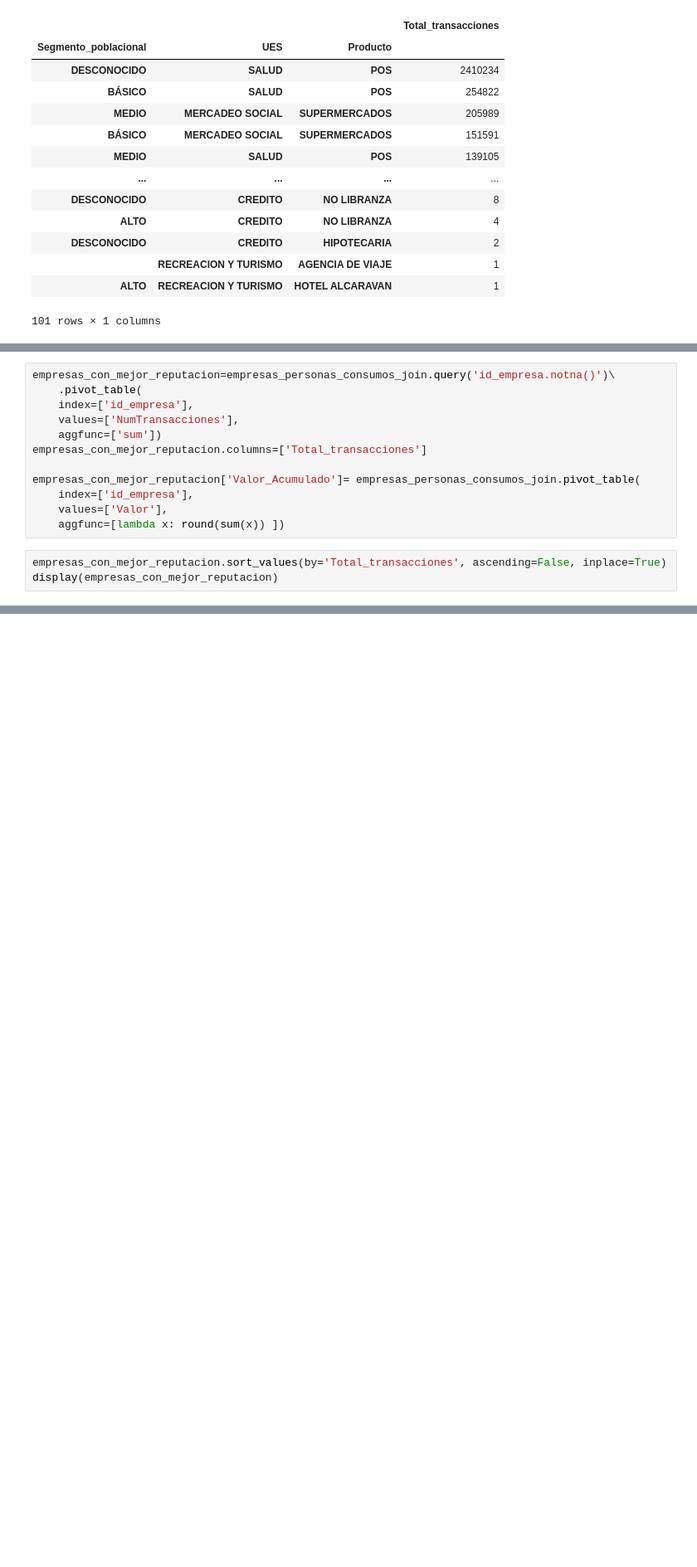
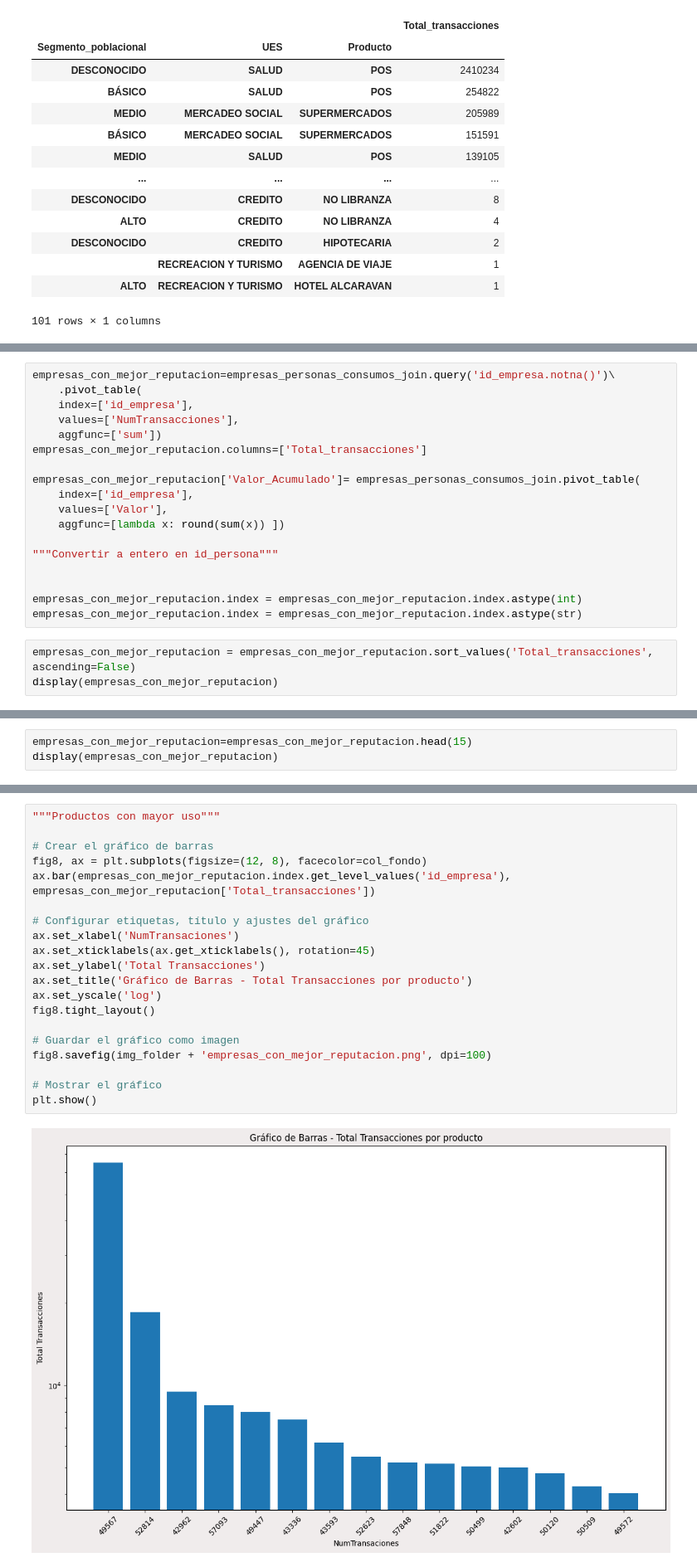
Before and after one commit to DanielAndresD/prueba-tecnica-colsubsidio, a Jupyter notebook: analisis_data.ipynb, the cells around one changed output, grey strips where cells are left out. Shown at 83% size. Saved outputs shown, nothing was run; the diff lists cells and outputs as text; blank space fills up the shorter version.

```diff
--- a/analisis_data.ipynb
+++ b/analisis_data.ipynb
@@ -639,8 +664,14 @@ empresas_con_mejor_reputacion['Valor_Acumulado']= empresas_personas_consumos_joi
     index=['id_empresa'],
     values=['Valor'],
     aggfunc=[lambda x: round(sum(x)) ])
+
+"""Convertir a entero en id_persona"""
+
+
+empresas_con_mejor_reputacion.index = empresas_con_mejor_reputacion.index.astype(int)
+empresas_con_mejor_reputacion.index = empresas_con_mejor_reputacion.index.astype(str)
 # %%
-empresas_con_mejor_reputacion.sort_values(by='Total_transacciones', ascending=False, inplace=True)
+empresas_con_mejor_reputacion = empresas_con_mejor_reputacion.sort_values('Total_transacciones', ascending=False)
 display(empresas_con_mejor_reputacion)
 # %% [output]
 |  | Total_transacciones | Valor_Acumulado |
@@ -659 +690,4 @@ display(empresas_con_mejor_reputacion)
 52443 rows × 2 columns
+# %%
+empresas_con_mejor_reputacion=empresas_con_mejor_reputacion.head(15)
+display(empresas_con_mejor_reputacion)
@@ -659,0 +712,22 @@ display(empresas_con_mejor_reputacion)
+# %%
+"""Productos con mayor uso"""
+
+# Crear el gráfico de barras
+fig8, ax = plt.subplots(figsize=(12, 8), facecolor=col_fondo)
+ax.bar(empresas_con_mejor_reputacion.index.get_level_values('id_empresa'), empresas_con_mejor_reputacion['Total_transacciones'])
+
+# Configurar etiquetas, título y ajustes del gráfico
+ax.set_xlabel('NumTransaciones')
+ax.set_xticklabels(ax.get_xticklabels(), rotation=45)
+ax.set_ylabel('Total Transacciones')
+ax.set_title('Gráfico de Barras - Total Transacciones por producto')
+ax.set_yscale('log')
+fig8.tight_layout()
+
+# Guardar el gráfico como imagen
+fig8.savefig(img_folder + 'empresas_con_mejor_reputacion.png', dpi=100)
+
+# Mostrar el gráfico
+plt.show()
+# %% [output]
+[figure, added]
```
Also changed, not shown: parts of 9 cells of this notebook, 19 other files.
